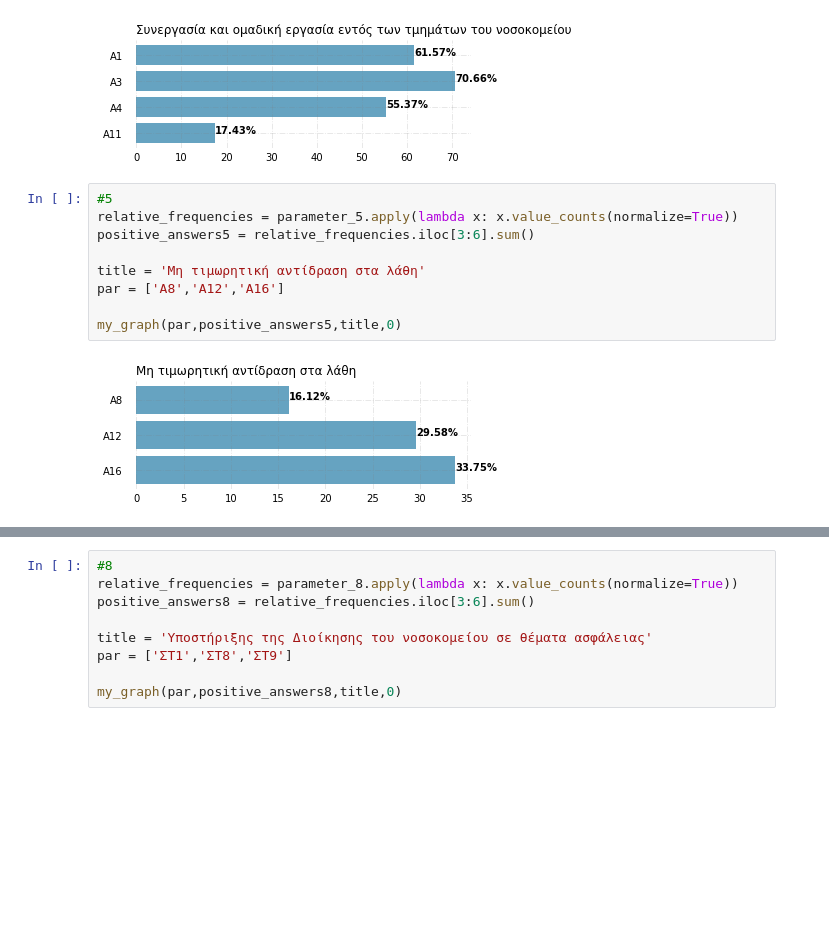
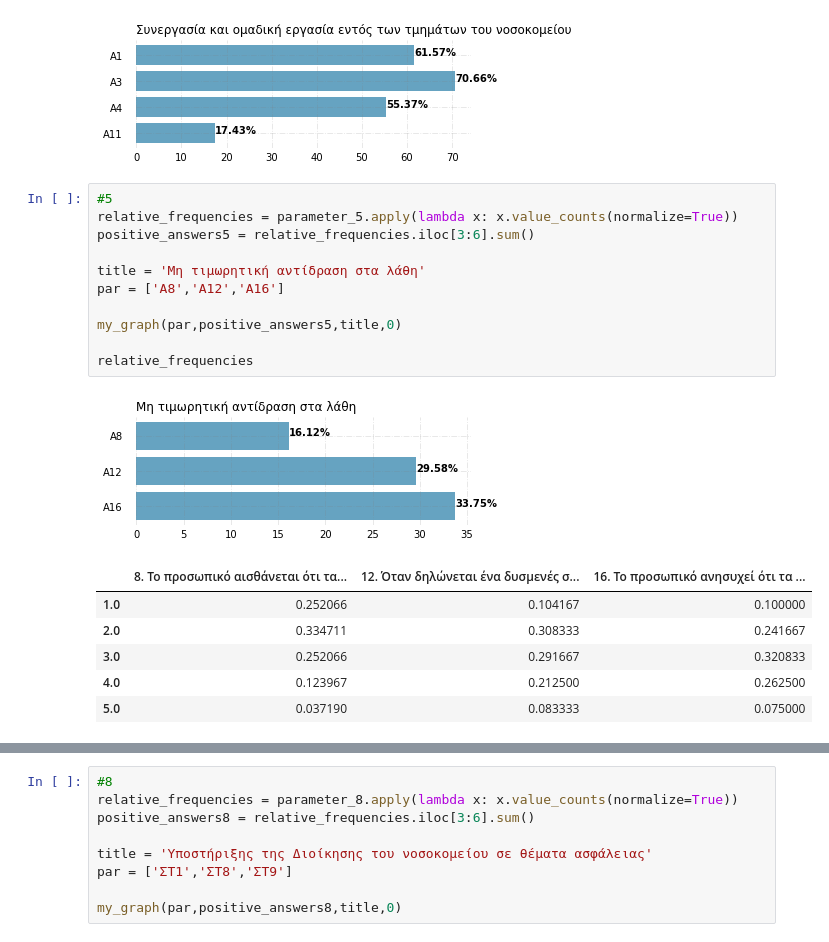
Before and after one commit to stathis99/Statistical-Analysis-for-Patient-Safety, a Jupyter notebook: Staff Analysis/Analysis/4. Positive Answer Charts for every Questione and Parameter.ipynb, the cells around one changed output, grey strips where cells are left out. Drawn from its saved outputs; the diff is of its cells as text; blank space fills up the shorter version.

```diff
--- a/Staff Analysis/Analysis/4. Positive Answer Charts for every Questione and Parameter.ipynb
+++ b/Staff Analysis/Analysis/4. Positive Answer Charts for every Questione and Parameter.ipynb
@@ -314,14 +323,22 @@ my_graph(par,positive_answers4,title,0)
 # %%
 #5
 relative_frequencies = parameter_5.apply(lambda x: x.value_counts(normalize=True))
 positive_answers5 = relative_frequencies.iloc[3:6].sum()
 
 title = 'Μη τιμωρητική αντίδραση στα λάθη'
 par = ['Α8','Α12','Α16']
 
 my_graph(par,positive_answers5,title,0)
+
+relative_frequencies
 # %% [output]
 [figure]
+|  | 8. Το προσωπικό αισθάνεται ότι τα... | 12. Όταν δηλώνεται ένα δυσμενές σ... | 16. Το προσωπικό ανησυχεί ότι τα ... |
+| 1.0 | 0.252066 | 0.104167 | 0.100000 |
+| 2.0 | 0.334711 | 0.308333 | 0.241667 |
+| 3.0 | 0.252066 | 0.291667 | 0.320833 |
+| 4.0 | 0.123967 | 0.212500 | 0.262500 |
+| 5.0 | 0.037190 | 0.083333 | 0.075000 |
 # %%
 #6
 relative_frequencies = parameter_6.apply(lambda x: x.value_counts(normalize=True))
```
Also changed, not shown: parts of 10 cells of this notebook, 7 other files.
